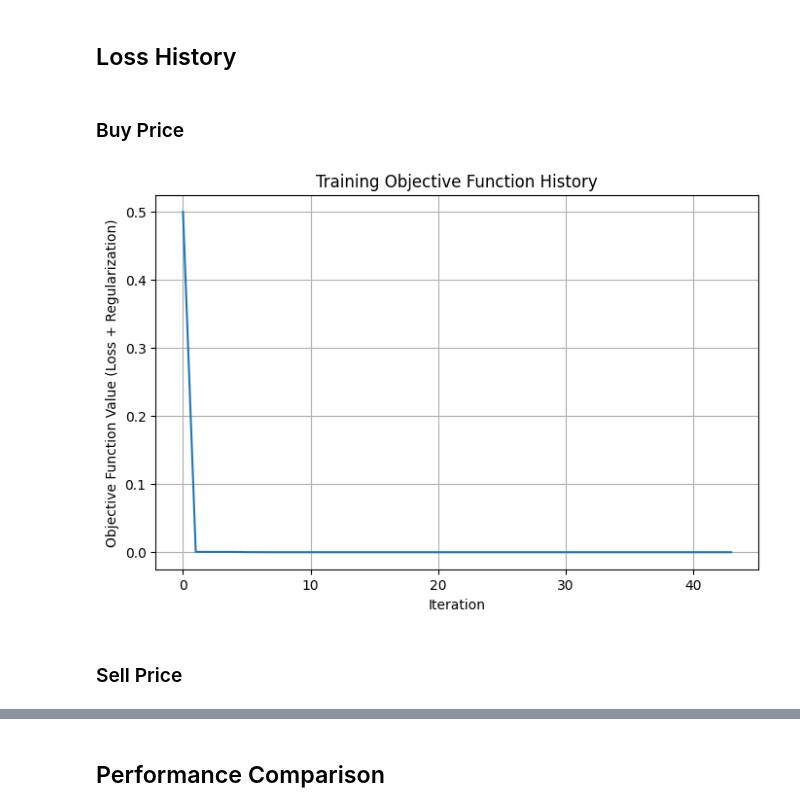
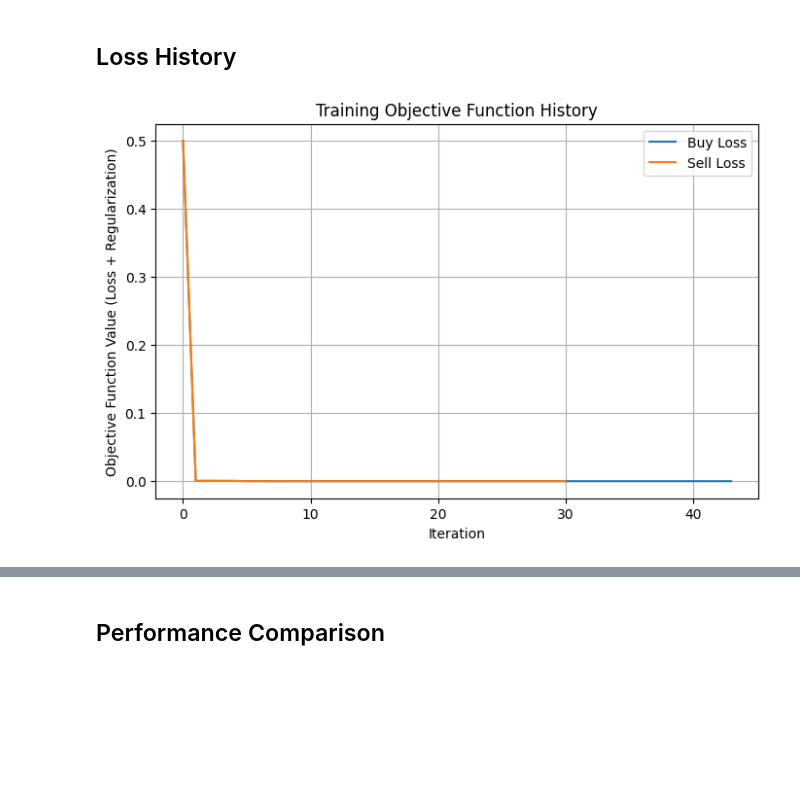
Before and after one commit to TRUEDEVIL666/Big-Data-Final, a Jupyter notebook: Task02/Task02.ipynb, the cells around one changed output, grey strips where cells are left out. Saved outputs shown, nothing was run; the diff lists cells and outputs as text; code cells hidden in the pictures; blank space fills up the shorter version.

```diff
--- a/Task02/Task02.ipynb
+++ b/Task02/Task02.ipynb
@@ -377,22 +372,21 @@ Explained Variance      : 240.6501
 import matplotlib.pyplot as plt
 
 
-def plot_loss_history(model: LinearRegression):
-	loss_history = model.summary.objectiveHistory
+def plot_loss_history(buy_model: LinearRegression, sell_model: LinearRegression):
+	buy_loss_history = buy_model.summary.objectiveHistory
+	sell_loss_history = sell_model.summary.objectiveHistory
 
-	if loss_history:
+	if buy_loss_history and sell_loss_history:
 		plt.figure(figsize=(8, 5))
-		plt.plot(loss_history)
+		plt.plot(buy_loss_history, label='Buy Loss')
+		plt.plot(sell_loss_history, label='Sell Loss')
 		plt.title('Training Objective Function History')
 		plt.xlabel('Iteration')
 		plt.ylabel('Objective Function Value (Loss + Regularization)')
 		plt.grid(True)
+		plt.legend()
 		plt.show()
-# %% [markdown]
-### Buy Price
 # %%
-plot_loss_history(lg_buy_model)
+plot_loss_history(lg_buy_model, lg_sell_model)
 # %% [output]
-[figure, old version]
+[figure, new version]
-# %% [markdown]
-### Sell Price
```
Also changed, not shown: parts of 9 cells of this notebook, 15 other files.
